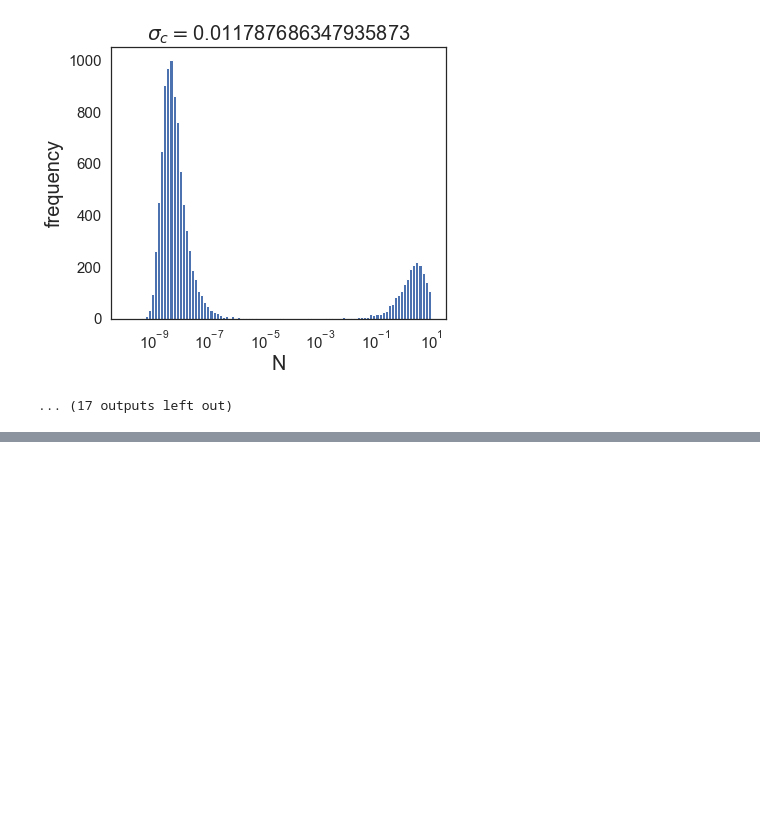
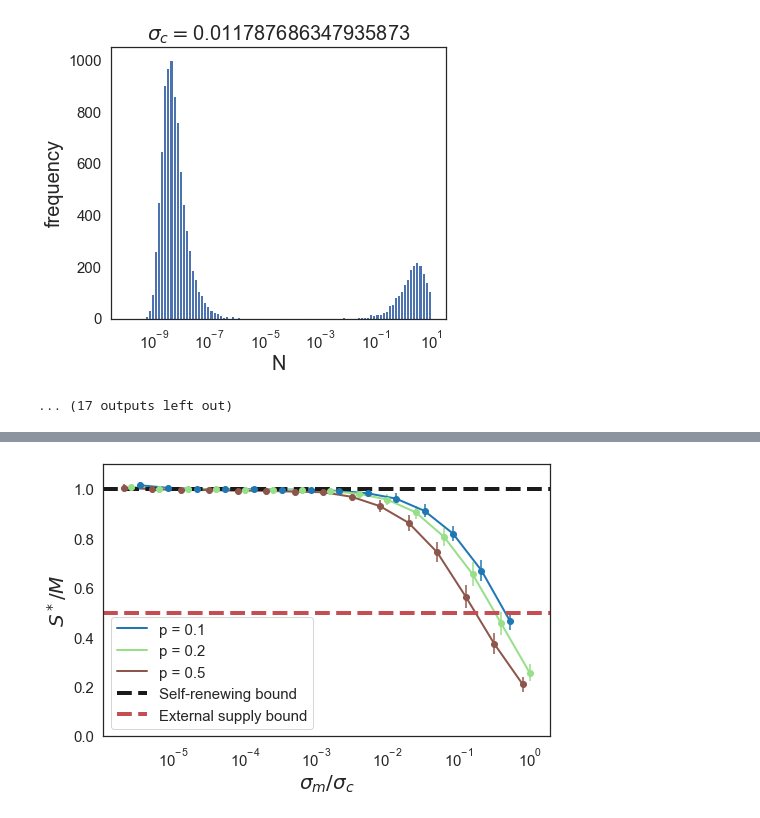
Before and after one commit to Emergent-Behaviors-in-Biology/species-packing-bound, a Jupyter notebook: Plot_paper.ipynb, the cells around one changed output, grey strips where cells are left out. Drawn from its saved outputs; the diff is of its cells as text; code cells hidden in the pictures; blank space fills up the shorter version.

```diff
--- a/Plot_paper.ipynb
+++ b/Plot_paper.ipynb
@@ -436,0 +419,40 @@ fig.savefig(fig_name, dpi=300, transparent=True)
+# %%
+k=1.
+S=100
+run = 0
+fig, ax = plt.subplots(1,1,figsize=(8, 5))
+
+p=0.1
+file_name='Data/Community_linear_CVXOPT_add_pc_'+'_'.join(str(p).split('.'))+'_'+str(run)+'.csv'
+data=pd.read_csv(file_name)
+ax.plot(np.sqrt(1/(S*p*(1-p)))*data['epsilon_Metabolic'], data['Survive']/S,linewidth=2,c=tableau20[0],label='p = '+str(p))
+ax.errorbar(np.sqrt(1/(S*p*(1-p)))*data['epsilon_Metabolic'], data['Survive']/S, data['Survive_bar']/S,marker='o',linestyle='',color=tableau20[0])
+
+p=0.2
+file_name='Data/Community_linear_CVXOPT_add_pc_'+'_'.join(str(p).split('.'))+'_'+str(run)+'.csv'
+data=pd.read_csv(file_name)
+ax.plot(np.sqrt(1/(S*p*(1-p)))*data['epsilon_Metabolic'], data['Survive']/S,linewidth=2,c=tableau20[5],label='p = '+str(p))
+ax.errorbar(np.sqrt(1/(S*p*(1-p)))*data['epsilon_Metabolic'], data['Survive']/S, data['Survive_bar']/S,marker='o',linestyle='',color=tableau20[5])
+
+p=0.5
+file_name='Data/Community_linear_CVXOPT_add_pc_'+'_'.join(str(p).split('.'))+'_'+str(run)+'.csv'
+data=pd.read_csv(file_name)
+ax.plot(np.sqrt(1/(S*p*(1-p)))*data['epsilon_Metabolic'], data['Survive']/S,linewidth=2,c=tableau20[10],label='p = '+str(p))
+ax.errorbar(np.sqrt(1/(S*p*(1-p)))*data['epsilon_Metabolic'], data['Survive']/S, data['Survive_bar']/S,marker='o',linestyle='',color=tableau20[10])
+
+ax.axhline(y=1,linewidth=4, color='k',linestyle='--',label='Self-renewing bound')
+ax.axhline(y=50/S,linewidth=4, color='r',linestyle='--',label='External supply bound')
+
+ax.set_xscale("log")
+ax.xaxis.set_tick_params(labelsize=15)
+ax.yaxis.set_tick_params(labelsize=15)
+ax.set_xlabel(r'$\sigma_m/\sigma_c$',fontsize=20)
+ax.set_ylabel(r'$S^*/M$',fontsize=20)
+ax.legend(fontsize=15)
+ax.set_ylim([0,1.1])
+plt.show()
+fig.tight_layout()
+fig_name='Fig_metabolic_scale_phiN_new'+'.pdf'
+fig.savefig(fig_name, dpi=300, transparent=True)
+# %% [output]
+[figure, added]
```
Also changed, not shown: parts of 4 cells of this notebook, 2 other files.
